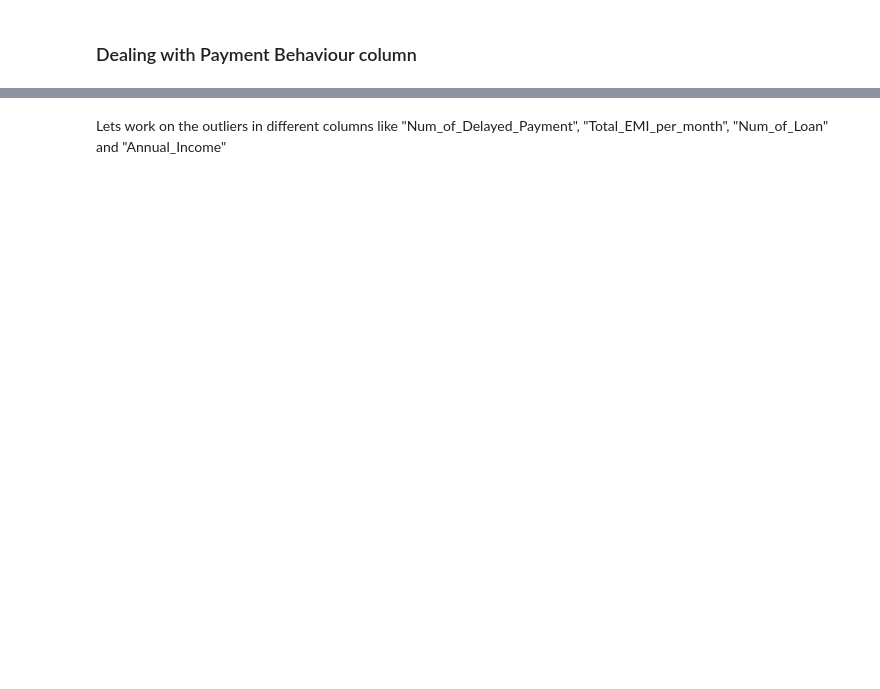
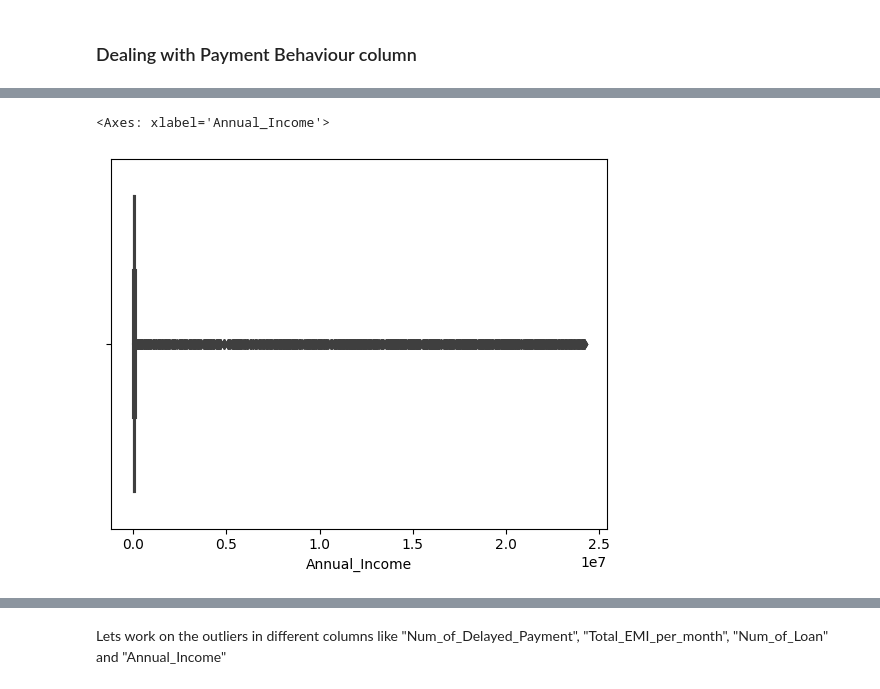
Before and after one commit to tanvimathur11/DDA, a Jupyter notebook: DDA_cleaning-Rough.ipynb, the cells around one changed output, grey strips where cells are left out. Saved outputs shown, nothing was run; the diff lists cells and outputs as text; code cells hidden in the pictures; blank space fills up the shorter version.

```diff
--- a/DDA_cleaning-Rough.ipynb
+++ b/DDA_cleaning-Rough.ipynb
@@ -717,0 +997,2 @@ counting_occupation = final_dataset['Occupation'].value_counts(dropna=False)
+# %%
+final_dataset_encoded_2.Delay_from_due_date= final_dataset_encoded_2.Delay_from_due_date.mask(final_dataset_encoded_2.Delay_from_due_date.lt(0),0)
@@ -717,0 +1067,17 @@ counting_occupation = final_dataset['Occupation'].value_counts(dropna=False)
+# %%
+#final_dataset.loc[final_dataset['Num_of_Loan'] == "-100", 'Num_of_Loan'] = np.nan
+final_dataset_encoded_2.loc[final_dataset_encoded_2['Num_of_Loan'] > 9, 'Num_of_Loan'] = np.nan
+# %%
+final_dataset_encoded_2.loc[final_dataset_encoded_2['Num_of_Loan'] == -100, 'Num_of_Loan'] = np.nan
+# %%
+# Calculate the median Num_of_Loan by customer using groupby and summarize
+median_Num_of_Loan_customer = final_dataset_encoded_2.groupby('Customer_ID').agg(median_Num_of_Loan=('Num_of_Loan', 'median'))
+
+# Join the median Num_of_Loan column to the dataset
+final_dataset_encoded_2 = pd.merge(final_dataset_encoded_2, median_Num_of_Loan_customer, on='Customer_ID', how='left')
+
+# Replace rows with a value of 0 in Num_of_Loan column with median credit history age
+final_dataset_encoded_2['Num_of_Loan'].fillna(final_dataset_encoded_2['median_Num_of_Loan'], inplace=True)
+
+# Drop the median Num_of_Loan column
+final_dataset_encoded_2.drop('median_Num_of_Loan', axis=1, inplace=True)
@@ -717,0 +1102,5 @@ counting_occupation = final_dataset['Occupation'].value_counts(dropna=False)
+# %%
+sns.boxplot(x=final_dataset_encoded_2['Annual_Income'])
+# %% [output]
+<Axes: xlabel='Annual_Income'>
+[figure, added]
```
Also changed, not shown: parts of 88 cells of this notebook.
